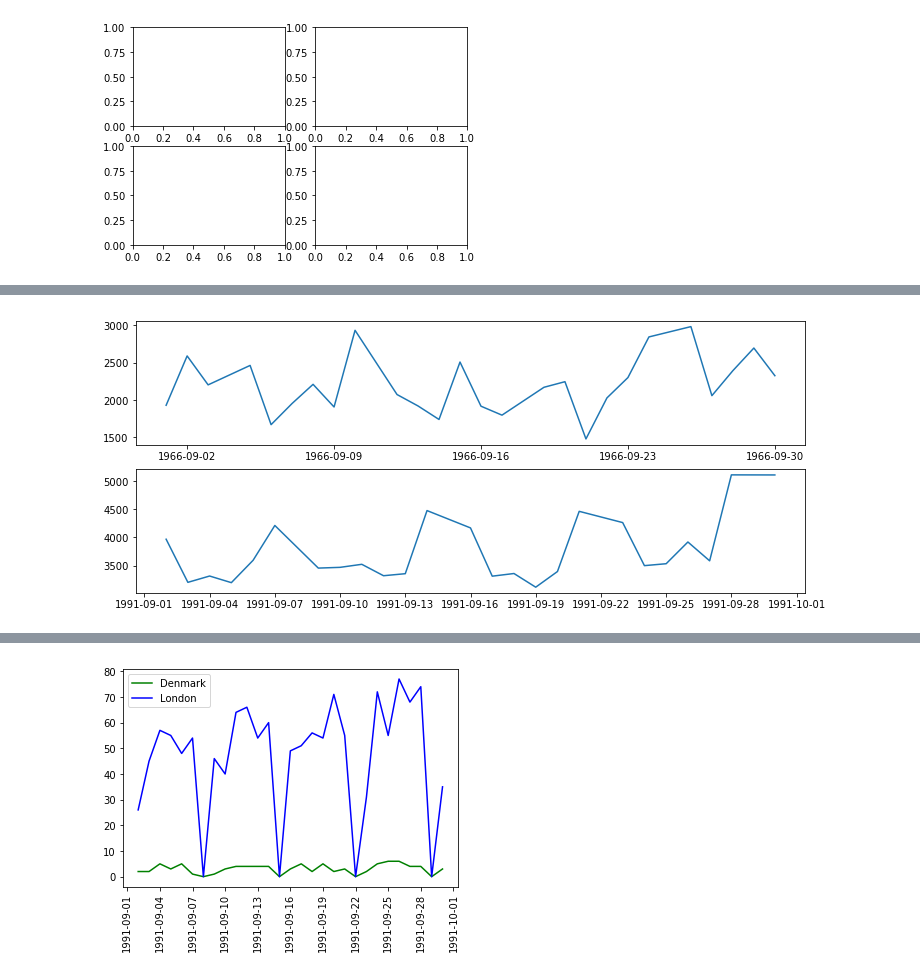
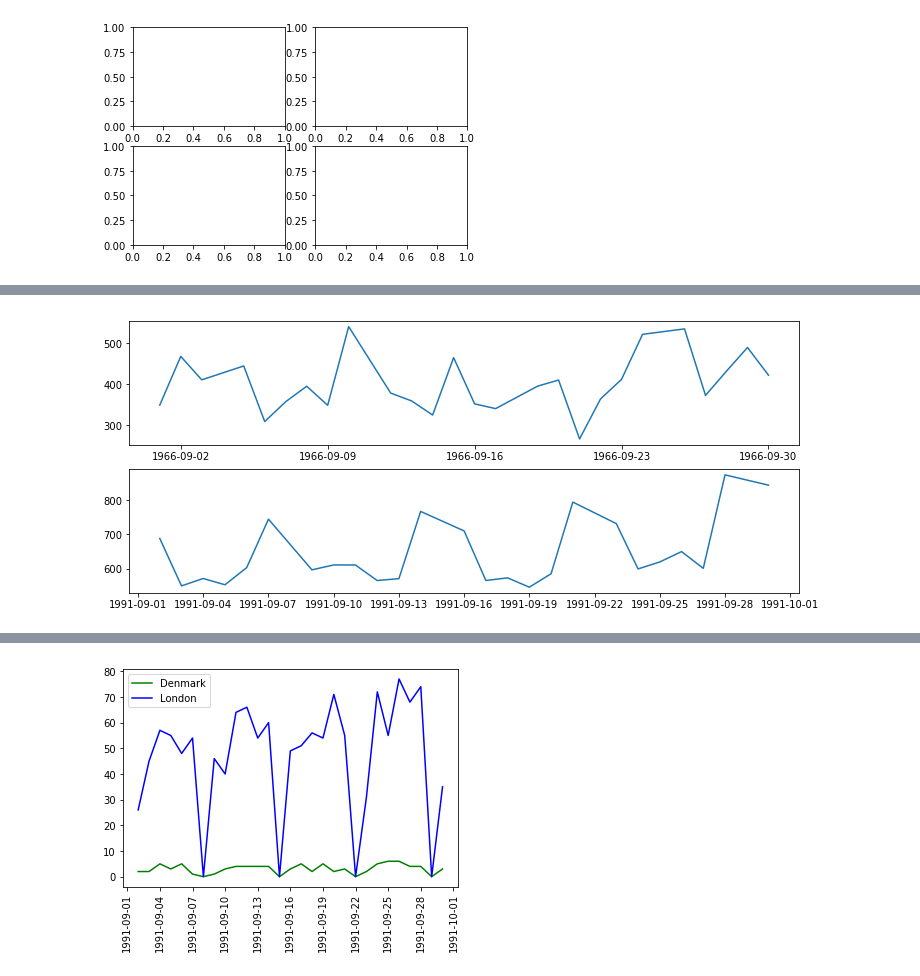
Before and after one commit to melvinwevers/python-visualization-workshop, a Jupyter notebook: Python Viz Workshop.ipynb, the cells around one changed output, grey strips where cells are left out. Saved outputs shown, nothing was run; the diff lists cells and outputs as text; code cells hidden in the pictures.

```diff
--- a/Python Viz Workshop.ipynb
+++ b/Python Viz Workshop.ipynb
@@ -254,11 +287,11 @@ fig = plt.figure(figsize=(width, height))
 # %%
 fig = plt.figure(figsize=(12,5))
 ax1 = fig.add_subplot(2,1,1)
 ax2 = fig.add_subplot(2,1,2)
 
-ax1.plot(df['1966'].index, df['1966']['mean_size'])
-ax2.plot(df['1991'].index, df['1991']['mean_size'])
+ax1.plot(df['1966'].index, df['1966']['mean_number_of_words'])
+ax2.plot(df['1991'].index, df['1991']['mean_number_of_words'])
 
 plt.show()
 # %% [output]
-[figure, old version]
+[figure, new version]
```
Also changed, not shown: parts of 19 cells of this notebook.
